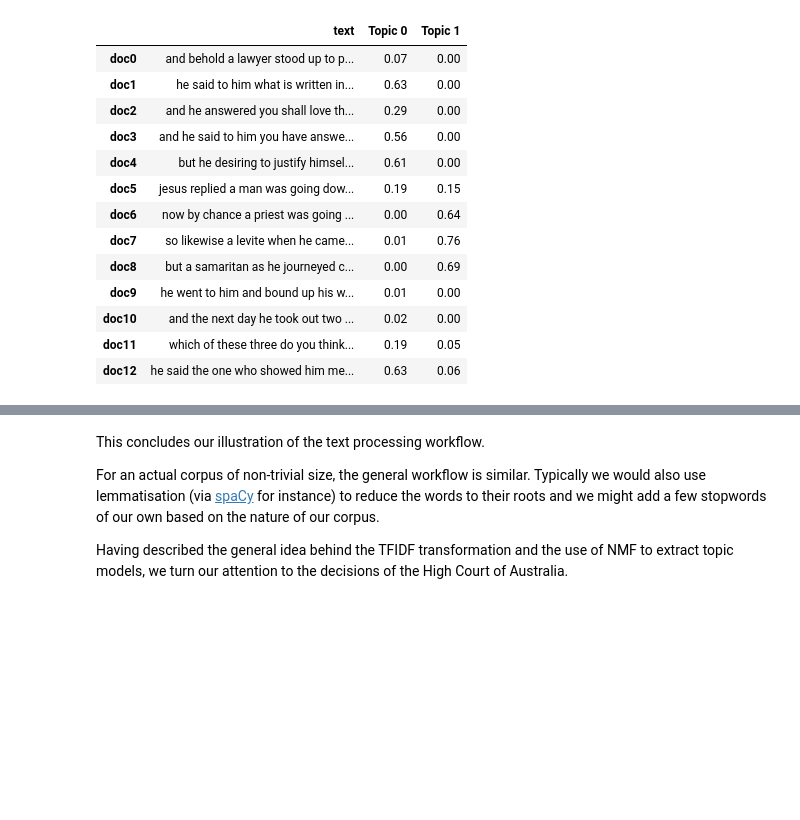
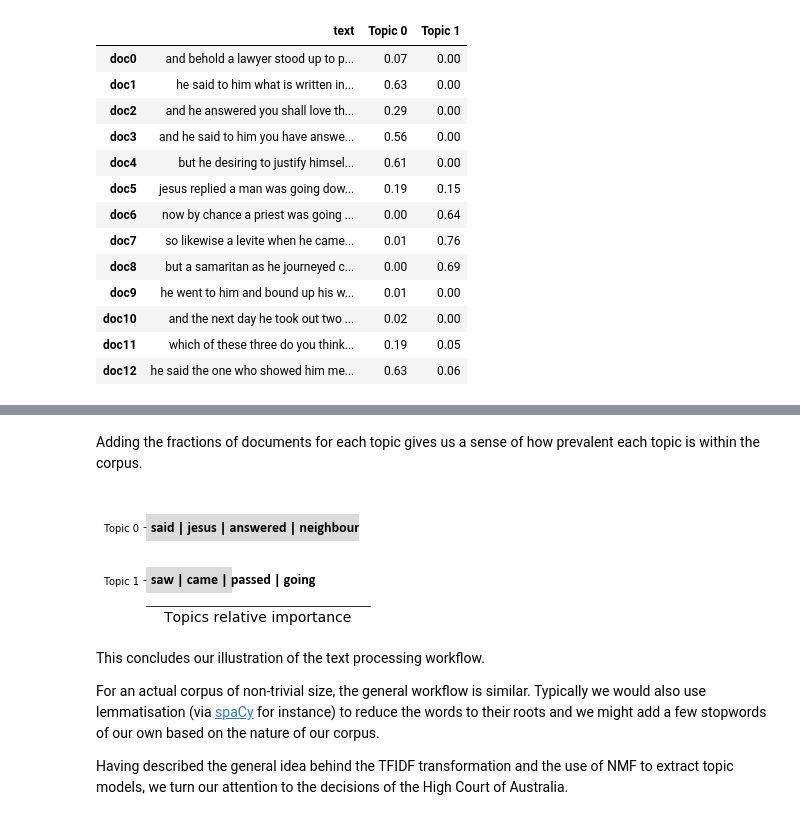
Before and after one commit to adelr/hca-proximity, a Jupyter notebook: Proximity_and_Neighbourhood.ipynb, the cells around one changed output, grey strips where cells are left out. Saved outputs shown, nothing was run; the diff lists cells and outputs as text; code cells hidden in the pictures; blank space fills up the shorter version.

```diff
--- a/Proximity_and_Neighbourhood.ipynb
+++ b/Proximity_and_Neighbourhood.ipynb
@@ -413,0 +416,12 @@ display(pd.DataFrame(W, columns=['Topic 0', 'Topic 1'],
+# %%
+cm = sns.light_palette("green", as_cmap=True)
+
+df_ = (pd.DataFrame(W, columns=['Topic 0', 'Topic 1'],
+                 index = doc_token_tfidf.index)
+         .pipe(lambda x: x.div(x.sum(axis=1), axis=0))
+         .mul(100))
+
+display(df_
+         .assign(text=corpus)[['text','Topic 0', 'Topic 1']]
+         .style.background_gradient(cmap=cm)
+         .format({'Topic 0': '{:.0f}%', 'Topic 1': '{:.0f}%'}))
@@ -414,3 +443,28 @@ display(pd.DataFrame(W, columns=['Topic 0', 'Topic 1'],
+# %% [markdown]
+Adding the fractions of documents for each topic gives us a sense of how prevalent each topic is within the corpus.
+# %%
+ax = df_.sum(axis=0).div(100).sort_values().plot.barh(color='lightgrey', alpha=0.8, figsize=(4, 2))
+
+pos = np.arange(2)
+ax.set_xticks([])
+ax.set_xticklabels([])
+
+for i, topic in enumerate(np.array(
+    tfidf.get_feature_names())[H.argsort(axis=1)[::-1, :-5:-1]].tolist()):
+    text = ' | '.join(topic)
+    ax.annotate(s=text,
+                xy=(0.2, pos[i]),
+                fontsize=14, fontweight='bold', fontname='Calibri',
+                va='center')
+
+ax.spines['top'].set_color('none')
+ax.spines['left'].set_color('none')
+ax.spines['right'].set_color('none')
+ax.set_xlabel('Topics relative importance', fontsize=14)
+
+plt.tight_layout()
+# %% [output]
+[figure, added]
 # %% [markdown]
 This concludes our illustration of the text processing workflow.
 
```
Also changed, not shown: parts of 2 cells of this notebook.
